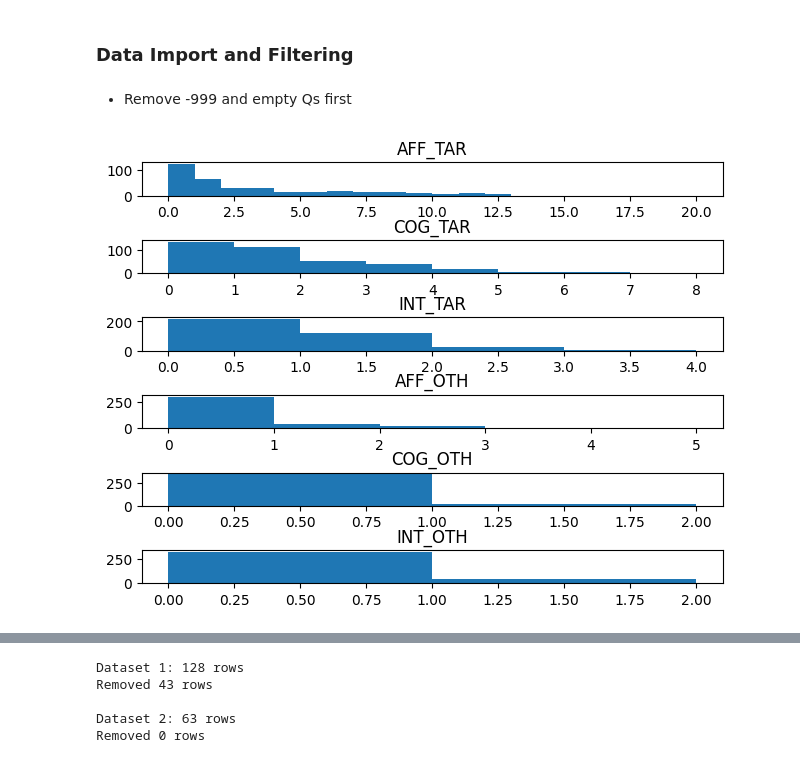
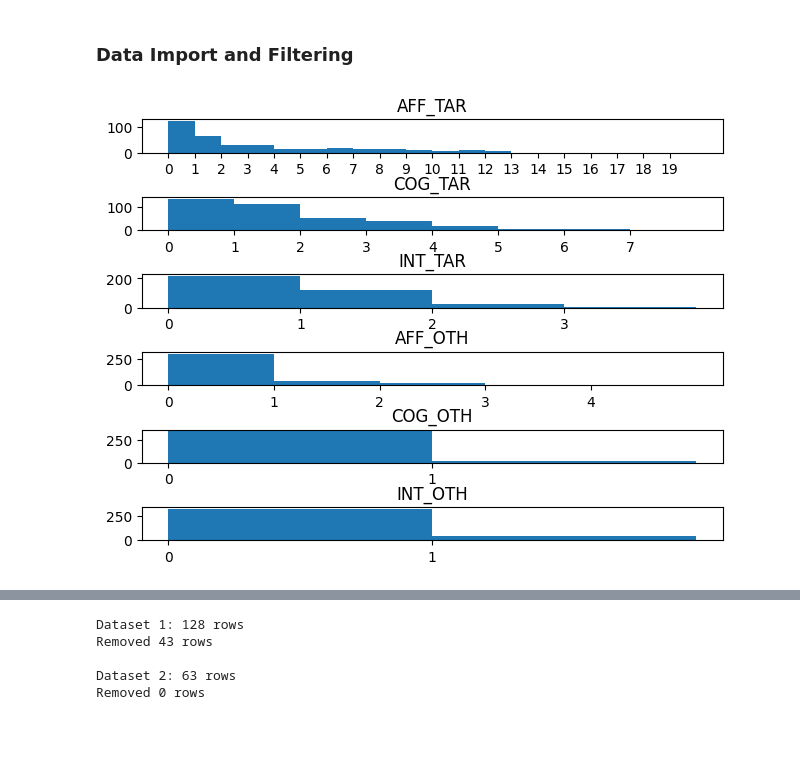
Before and after one commit to jago-h/ToM_coding, a Jupyter notebook: model_distilbert.ipynb, the cells around one changed output, grey strips where cells are left out. Cells and saved outputs as stored; diff of their text form; code cells hidden in the pictures; blank space fills up the shorter version.

```diff
--- a/model_distilbert.ipynb
+++ b/model_distilbert.ipynb
@@ -38,8 +39,6 @@ import logging
 logging.basicConfig(level=logging.ERROR)
 # %% [markdown]
 ### Data Import and Filtering
-# %% [markdown]
-* Remove -999 and empty Qs first
 # %%
 # Clean up the 2 datasets
 df1 = pd.read_excel("3 Watching More Closely - human coded complete - already published/Watching More Closely Data MSA.xlsx")
@@ -87,12 +86,13 @@ for i in range(len(colNames)):
 # %%
 # Final dataset
 df = pd.concat([data1_1, data1_2, data2_1, data2_2])
 df.reset_index(drop=True, inplace=True)
 
 fig, axs = plt.subplots(6,1)
 fig.tight_layout()
 for i, col in enumerate(list(df.columns)[1:]):
     axs[i].hist(df[col], bins = max(df[col]))
+    axs[i].set_xticks(range(max(df[col])))
     axs[i].set_title(col)
 # %% [output]
-[figure, old version]
+[figure, new version]
```
Also changed, not shown: parts of 21 cells of this notebook, 2 other files.
